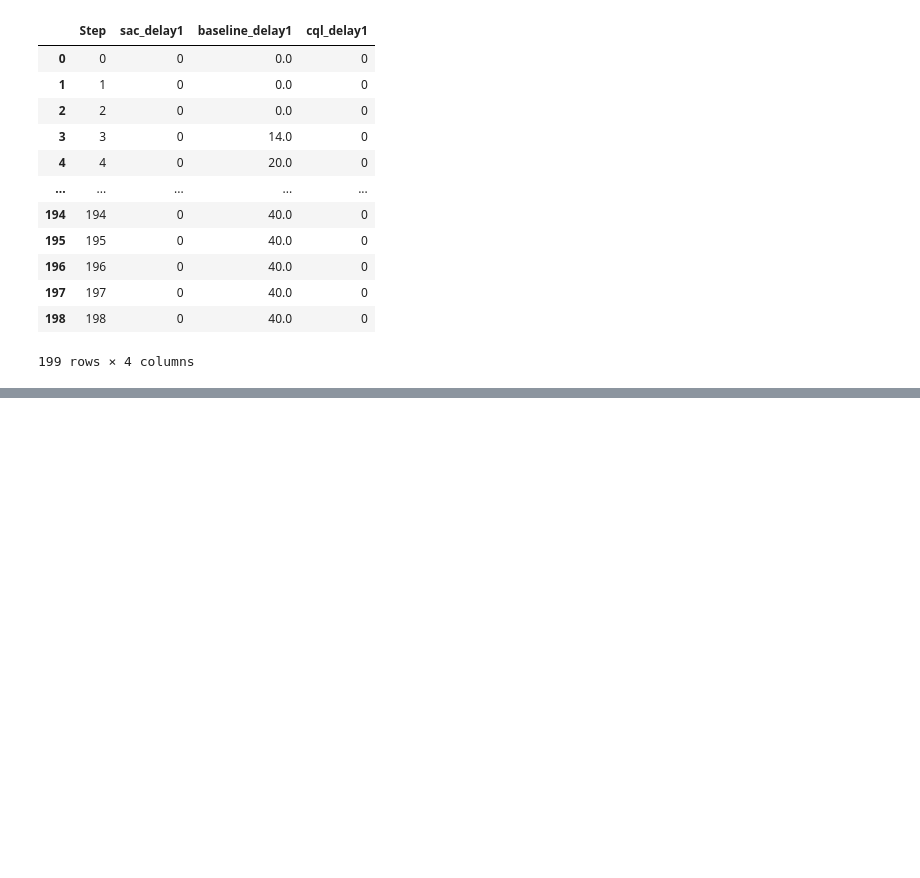
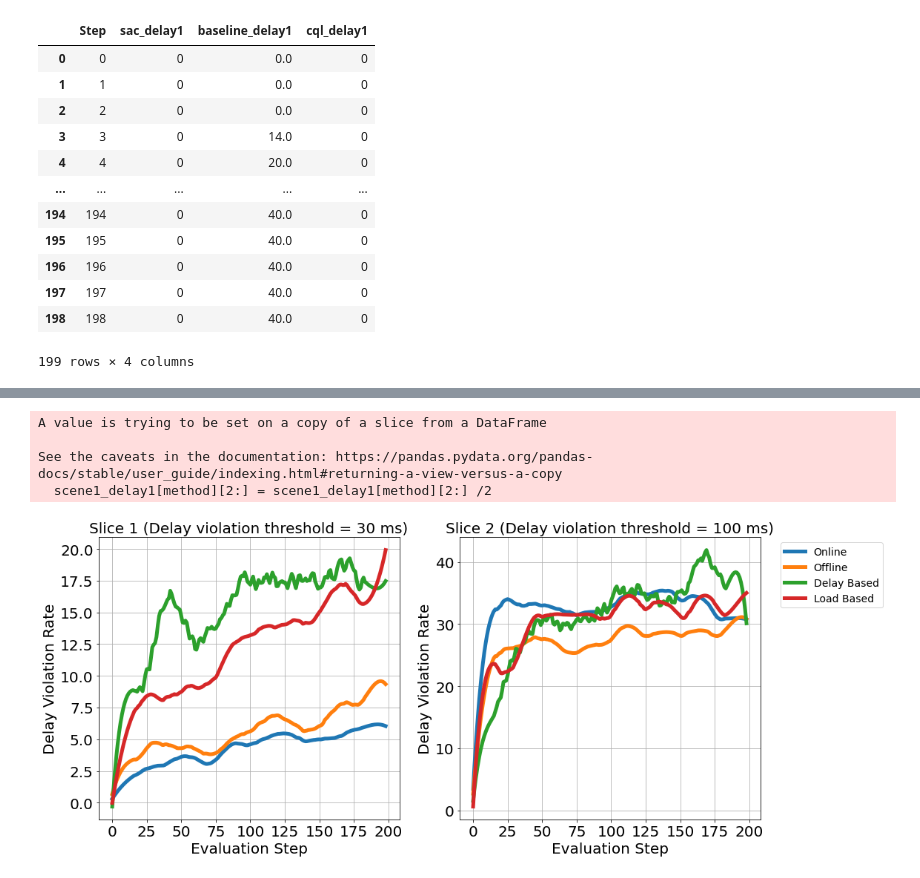
Before and after one commit to kuny1240/networkgym, a Jupyter notebook: paint_figures.ipynb, the cells around one changed output, grey strips where cells are left out. Saved outputs shown, nothing was run; the diff lists cells and outputs as text; code cells hidden in the pictures; blank space fills up the shorter version.

Commit message:
update data_collection, eval and training flow

```diff
--- a/paint_figures.ipynb
+++ b/paint_figures.ipynb
@@ -115,0 +166,66 @@ plot_agents_performance(scene1_delay1_df, "delay1", "Delay Violation Rate")
+# %%
+delay1_columns = {
+    "Step": "Step",
+    "rl_config.agent: cql - delay/slice_0_delay_violation_rate": "Offline",
+    # "rl_config.agent: equal - delay/slice_0_delay_violation_rate": "equal_delay0",
+    "rl_config.agent: baseline - delay/slice_0_delay_violation_rate": "Load Based",
+    "rl_config.agent: baseline_delay - delay/slice_0_delay_violation_rate": "Delay Based",
+    "rl_config.agent: sac - delay/slice_0_delay_violation_rate": "Online"
+}
+delay2_columns = {
+    "Step": "Step",
+    "rl_config.agent: cql - delay/slice_1_delay_violation_rate": "Offline",
+    # "rl_config.agent: equal - delay/slice_0_delay_violation_rate": "equal_delay0",
+    "rl_config.agent: baseline - delay/slice_1_delay_violation_rate": "Load Based",
+    "rl_config.agent: baseline_delay - delay/slice_1_delay_violation_rate": "Delay Based",
+    "rl_config.agent: sac - delay/slice_1_delay_violation_rate": "Online"
+}
+# scene1_delay0_df = df_scene1_delay0[list(scene1_delay0_columns.keys())].rename(columns=scene1_delay0_columns)
+scene1_delay1 = df_delay1[list(delay1_columns.keys())].rename(columns=delay1_columns)
+scene1_delay2 = df_delay2[list(delay2_columns.keys())].rename(columns=delay2_columns)
+# %%
+import matplotlib.pyplot as plt
+from scipy.signal  import savgol_filter
+
+
+axis = plt.subplot(1,2,1)
+axis.figure.set_size_inches(16, 7)
+Methods = ["Online", "Offline", "Delay Based", "Load Based"]
+colors = {"Offline": "blue", "Load Based": "green", "Online": "red", "Delay Based":"cyan"}
+
+for method in Methods:
+    if method == "Online":
+        scene1_delay1[method][2:] = scene1_delay1[method][2:] /2
+    axis.plot(scene1_delay1.Step, savgol_filter(scene1_delay1[method], 31, 3) , lw = 5, label=method)
+
+axis.set_title("Slice 1 (Delay violation threshold = 30 ms)", fontsize=20)
+axis.set_xlabel("Evaluation Step", fontsize=20)
+axis.set_ylabel("Delay Violation Rate", fontsize=20)
+plt.xticks(fontsize=20)
+plt.yticks(fontsize=20)
+plt.grid(True)
+
+
+axis = plt.subplot(1,2,2)
+# axis.figure.set_size_inches(12, 12)
+
+for method in Methods:
+    axis.plot(scene1_delay2.Step, savgol_filter(scene1_delay2[method] *2, 31, 3), lw = 5, label=method)
+
+axis.set_title("Slice 2 (Delay violation threshold = 100 ms)", fontsize=20)
+axis.set_xlabel("Evaluation Step", fontsize=20)
+axis.set_ylabel("Delay Violation Rate", fontsize=20)
+
+plt.legend(bbox_to_anchor=(1.05, 1), loc='upper left',
+           fontsize=14)
+# plt.subplots_adjust(right=0.8)
+# plt.tight_layout()
+plt.xticks(fontsize=20)
+plt.yticks(fontsize=20)
+plt.grid(True)
+# %% [output]
+A value is trying to be set on a copy of a slice from a DataFrame
+
+See the caveats in the documentation: https://pandas.pydata.org/pandas-docs/stable/user_guide/indexing.html#returning-a-view-versus-a-copy
+  scene1_delay1[method][2:] = scene1_delay1[method][2:] /2
+[figure, added]
```
Also changed, not shown: parts of 11 cells of this notebook, 15 other files.
